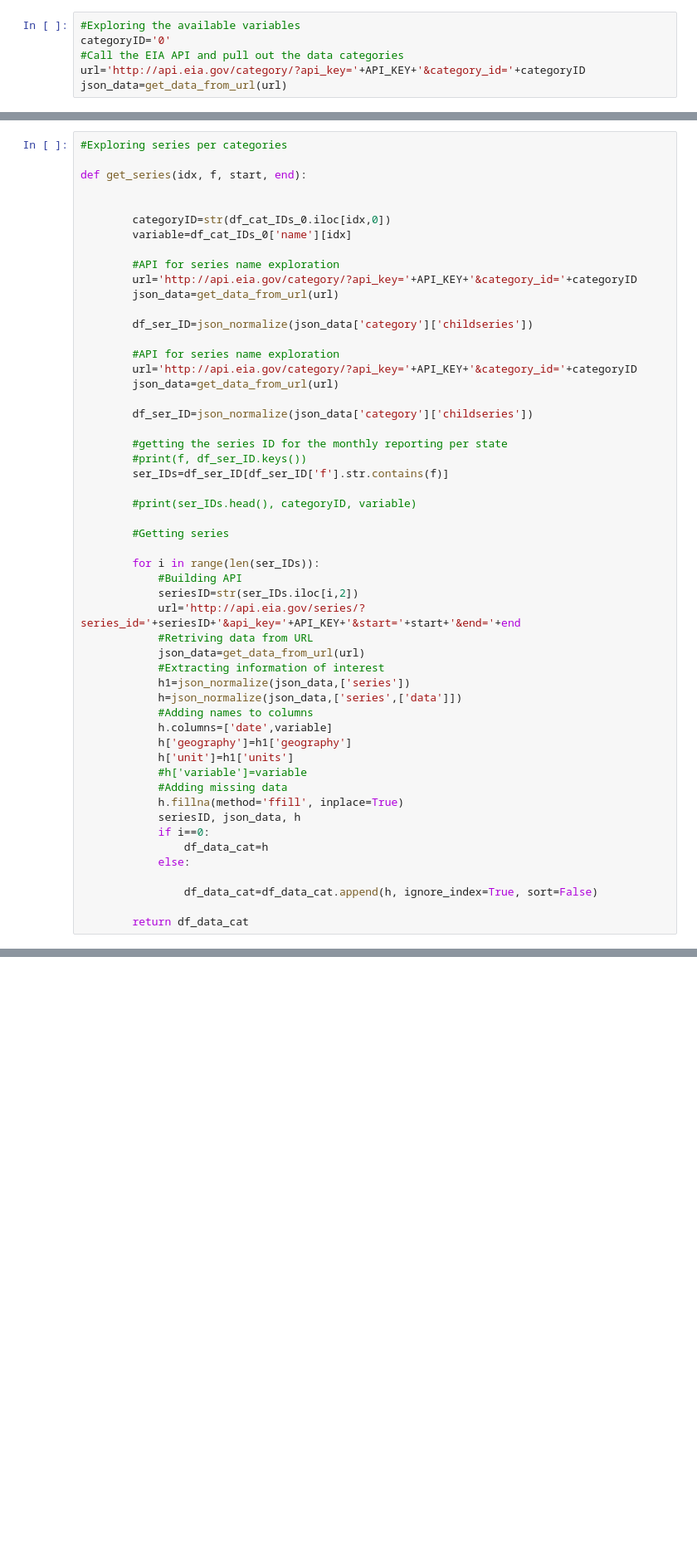
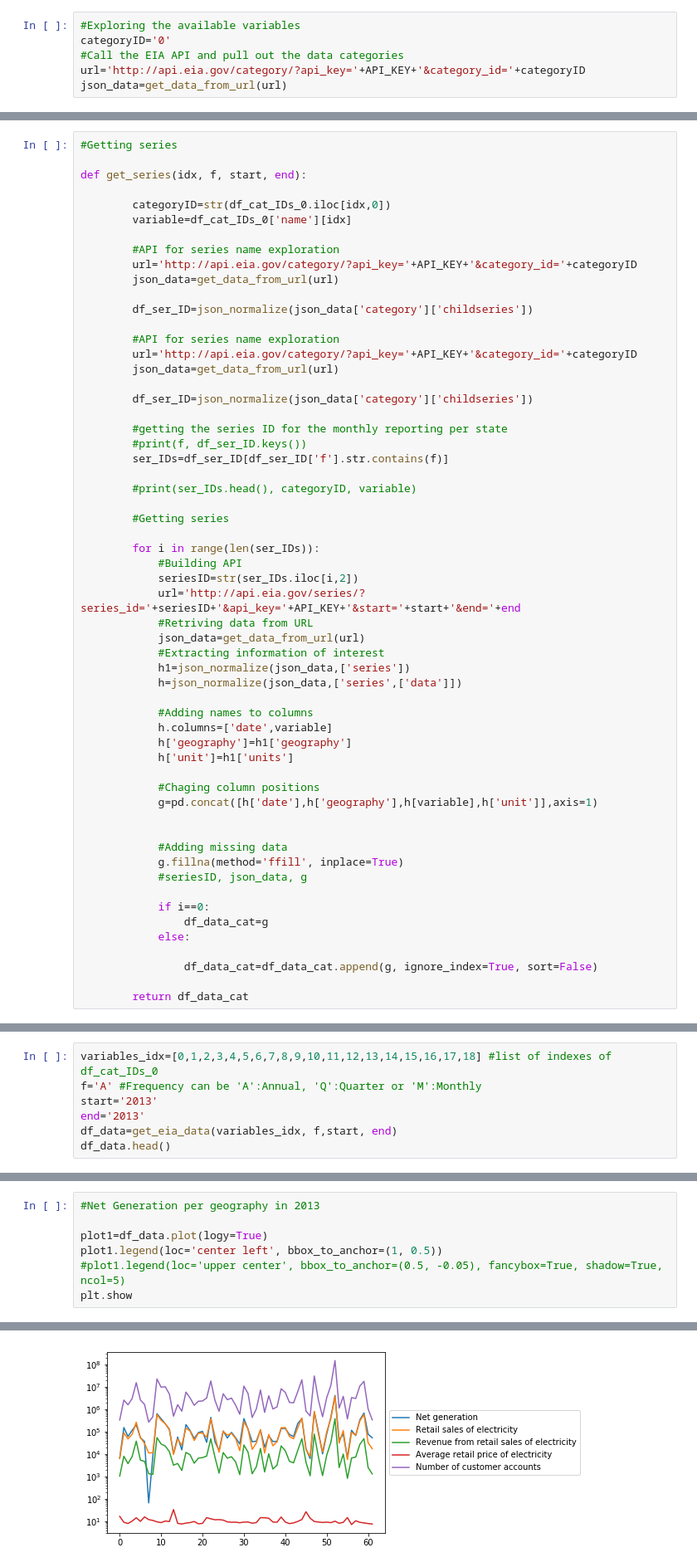
Before and after one commit to megiza/First_CapstoneProject, a Jupyter notebook: Project1.ipynb, the cells around one changed output, grey strips where cells are left out. Shown: that part at 83% size. Saved outputs shown, nothing was run; the diff lists cells and outputs as text; blank space fills up the shorter version.

Commit message:
refining functions to get data from EIA

```diff
--- a/Project1.ipynb
+++ b/Project1.ipynb
@@ -76,8 +88,7 @@ df_cat_IDs_0
 # %%
-#Exploring series per categories
+#Getting series
 
 def get_series(idx, f, start, end):
-
 
         categoryID=str(df_cat_IDs_0.iloc[idx,0])
         variable=df_cat_IDs_0['name'][idx]
@@ -111,19 +122,25 @@ def get_series(idx, f, start, end):
             #Extracting information of interest
             h1=json_normalize(json_data,['series'])
             h=json_normalize(json_data,['series',['data']])
+
             #Adding names to columns
             h.columns=['date',variable]
             h['geography']=h1['geography']
             h['unit']=h1['units']
-            #h['variable']=variable
+
+            #Chaging column positions
+            g=pd.concat([h['date'],h['geography'],h[variable],h['unit']],axis=1)
+
+
             #Adding missing data
-            h.fillna(method='ffill', inplace=True)
-            seriesID, json_data, h
+            g.fillna(method='ffill', inplace=True)
+            #seriesID, json_data, g
+
             if i==0:
-                df_data_cat=h
+                df_data_cat=g
             else:
 
-                df_data_cat=df_data_cat.append(h, ignore_index=True, sort=False)
+                df_data_cat=df_data_cat.append(g, ignore_index=True, sort=False)
 
         return df_data_cat
 # %%
@@ -198,0 +169,7 @@ Name: date, Length: 62, dtype: int64
+# %%
+variables_idx=[0,1,2,3,4,5,6,7,8,9,10,11,12,13,14,15,16,17,18] #list of indexes of df_cat_IDs_0
+f='A' #Frequency can be 'A':Annual, 'Q':Quarter or 'M':Monthly
+start='2013'
+end='2013'
+df_data=get_eia_data(variables_idx, f,start, end)
+df_data.head()
@@ -198,0 +202,8 @@ Name: date, Length: 62, dtype: int64
+# %%
+#Net Generation per geography in 2013
+
+plot1=df_data.plot(logy=True)
+plot1.legend(loc='center left', bbox_to_anchor=(1, 0.5))
+#plot1.legend(loc='upper center', bbox_to_anchor=(0.5, -0.05), fancybox=True, shadow=True, ncol=5)
+plt.show
+# %% [output]
@@ -198,0 +211 @@ Name: date, Length: 62, dtype: int64
+[figure, added]
```
Also changed, not shown: parts of 10 cells of this notebook.
